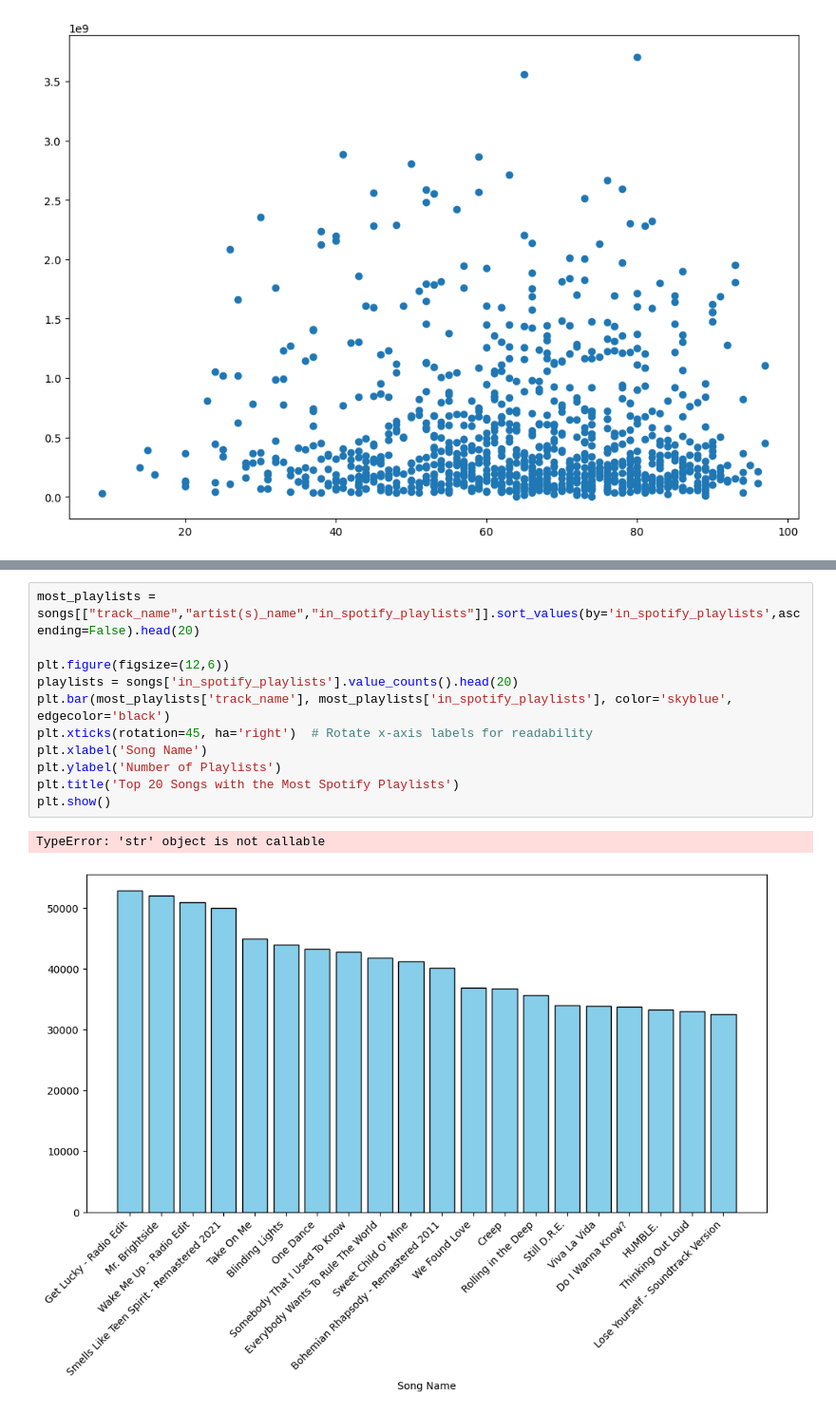
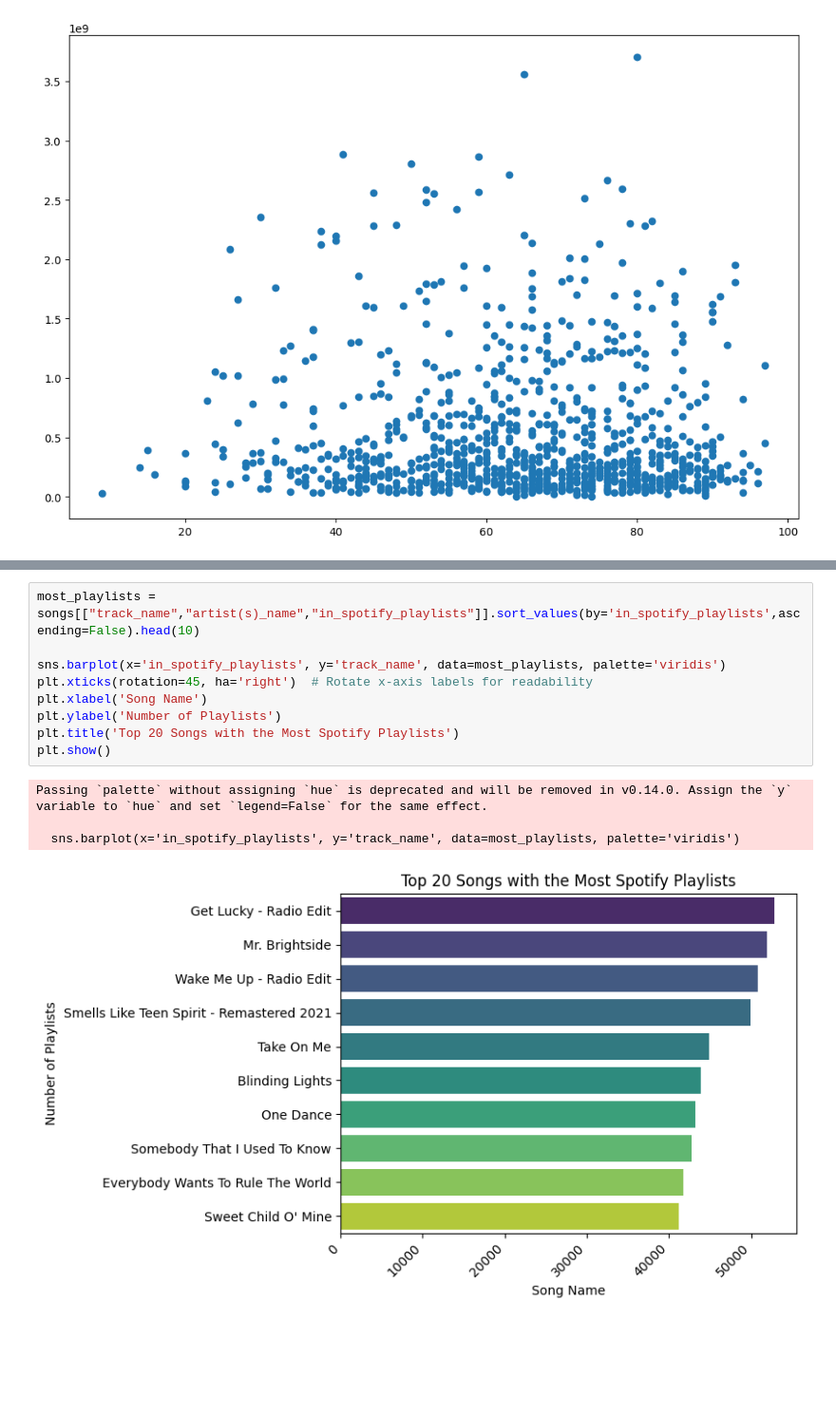
Before and after one commit to aneeb02/Data_Science_Resources, a Jupyter notebook: data visualization/spotify.ipynb, the cells around one changed output, grey strips where cells are left out. Shown at 95% size. Drawn from its saved outputs; the diff is of its cells as text; blank space fills up the shorter version.

Commit message:
updated spotify visualizations

```diff
--- a/data visualization/spotify.ipynb
+++ b/data visualization/spotify.ipynb
@@ -179,14 +197,14 @@ TypeError: 'str' object is not callable
 # %%
-most_playlists = songs[["track_name","artist(s)_name","in_spotify_playlists"]].sort_values(by='in_spotify_playlists',ascending=False).head(20)
+most_playlists = songs[["track_name","artist(s)_name","in_spotify_playlists"]].sort_values(by='in_spotify_playlists',ascending=False).head(10)
 
-plt.figure(figsize=(12,6))
-playlists = songs['in_spotify_playlists'].value_counts().head(20)
-plt.bar(most_playlists['track_name'], most_playlists['in_spotify_playlists'], color='skyblue', edgecolor='black')
+sns.barplot(x='in_spotify_playlists', y='track_name', data=most_playlists, palette='viridis')
 plt.xticks(rotation=45, ha='right')  # Rotate x-axis labels for readability
 plt.xlabel('Song Name')
 plt.ylabel('Number of Playlists')
 plt.title('Top 20 Songs with the Most Spotify Playlists')
 plt.show()
 # %% [output]
-TypeError: 'str' object is not callable
+Passing `palette` without assigning `hue` is deprecated and will be removed in v0.14.0. Assign the `y` variable to `hue` and set `legend=False` for the same effect.
+
+  sns.barplot(x='in_spotify_playlists', y='track_name', data=most_playlists, palette='viridis')
-[figure, old version]
+[figure, new version]
```
Also changed, not shown: parts of 3 cells of this notebook.
